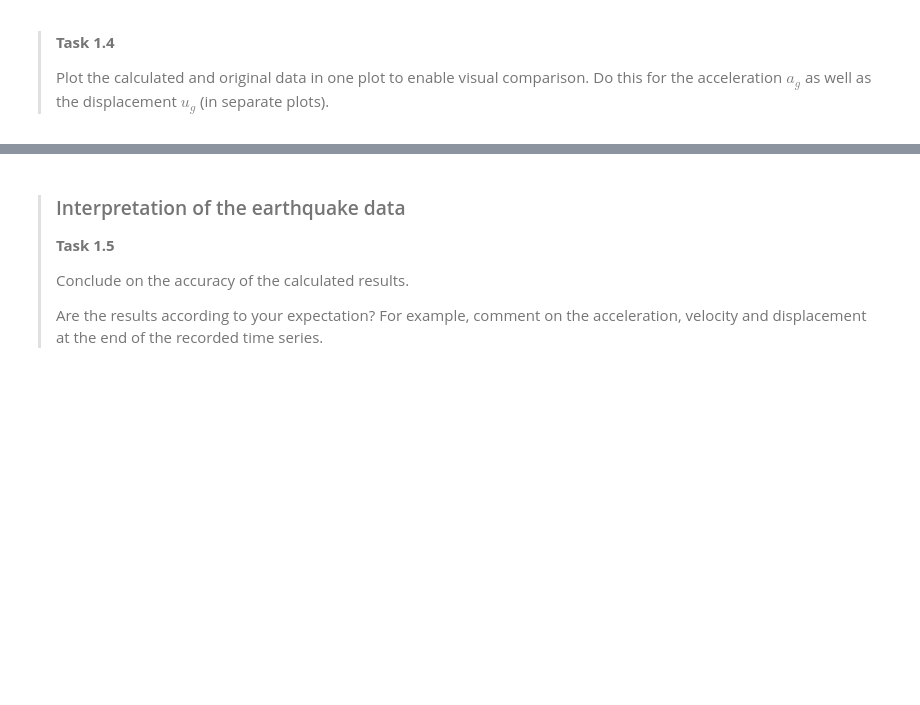
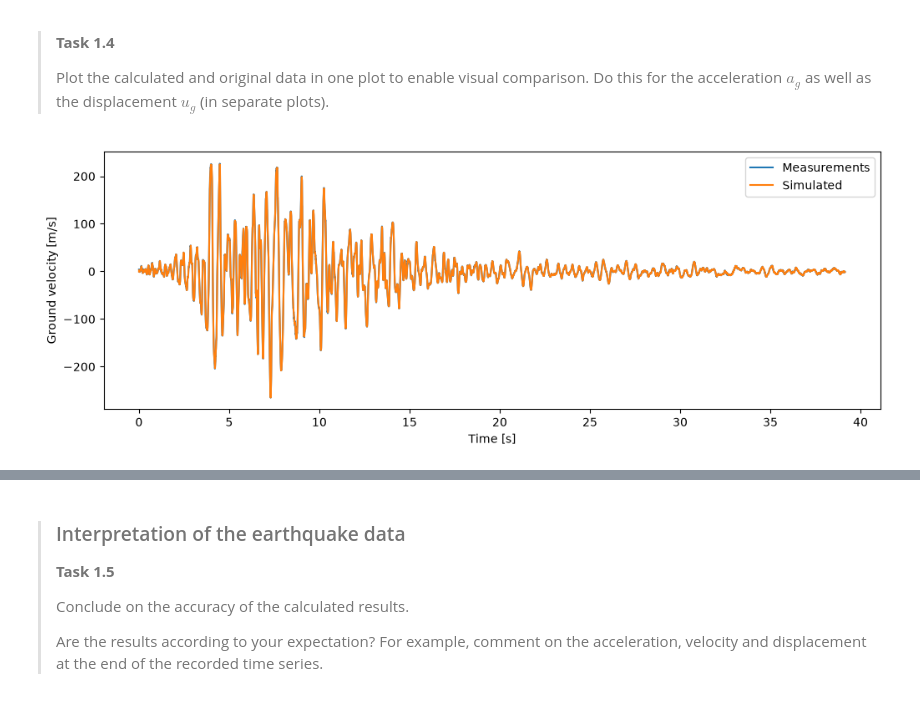
Before and after one commit to mangl308/GA1.2_Jasper05, a Jupyter notebook: 1Ddynamics.ipynb, the cells around one changed output, grey strips where cells are left out. Drawn from its saved outputs; the diff is of its cells as text; code cells hidden in the pictures; blank space fills up the shorter version.

```diff
--- a/1Ddynamics.ipynb
+++ b/1Ddynamics.ipynb
@@ -162,0 +149,13 @@ plt.show()
+# %%
+# Plotting ground acceleration
+
+plt.figure(figsize=(12, 4))
+plt.plot(t,ag, label='Measurements')
+plt.plot(t,h, label='Simulated')
+plt.ylabel("Ground velocity [m/s]")
+plt.xlabel("Time [s]")
+plt.legend()
+plt.show()
+plt.show()
+# %% [output]
+[figure, added]
```
Also changed, not shown: parts of 7 cells of this notebook.
